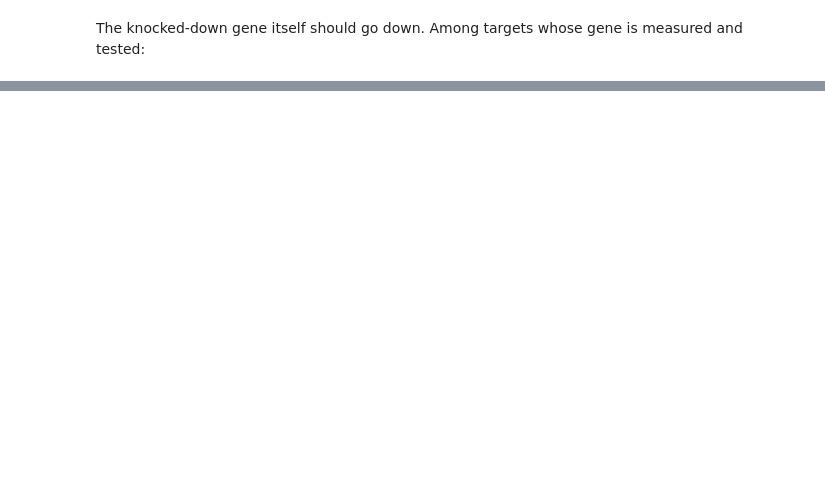
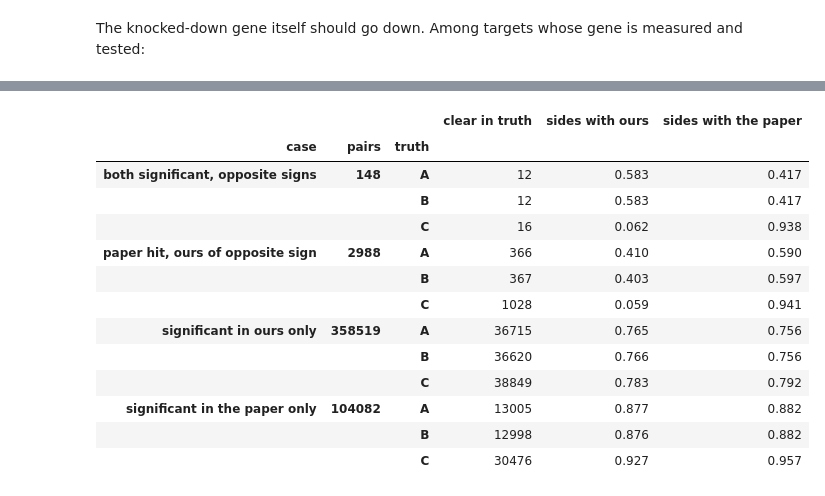
Before and after one commit to JinHongDu-Lab/crispyx, a Jupyter notebook: docs/notebooks/residual_effects_tutorial.ipynb, the cells around one changed output, grey strips where cells are left out. Cells and saved outputs as stored; diff of their text form; code cells hidden in the pictures; blank space fills up the shorter version.

```diff
--- a/docs/notebooks/residual_effects_tutorial.ipynb
+++ b/docs/notebooks/residual_effects_tutorial.ipynb
@@ -379,0 +493,25 @@ print(f'{measured_own.sum():,} targets: own-gene effect negative for {np.mean(ow
+# %%
+def replication(calls, z):
+    row = {}
+    for name, truth in truths.items():
+        ok = calls & np.isfinite(truth)
+        same = np.sign(z[ok]) == np.sign(truth[ok])
+        row[f'{name}: same sign'] = same.mean()
+        row[f'{name}: same sign, |z|>2'] = (same & (np.abs(truth[ok]) > 2)).mean()
+    return row
+
+
+k = ((fits['paper DESeq2 (D1+D2)'][1] < 0.1) & np.isfinite(fits['paper DESeq2 (D1+D2)'][0])).sum(axis=1)
+rows = []
+for name, (z, q) in fits.items():
+    agreement = {f'{t}: median r': np.nanmedian(per_target_r(z, truth)) for t, truth in truths.items()}
+    calls = (q < 0.1) & np.isfinite(z)
+    rows.append({'fit': name, 'calls': 'hits (BH < 0.1)', 'n': calls.sum(), **agreement, **replication(calls, z)})
+    score = np.where(np.isfinite(z), np.abs(z), -1)
+    order = np.argsort(-score, axis=1)
+    top = np.zeros_like(calls)
+    for i in range(len(T)):
+        top[i, order[i, :k[i]]] = True
+    top &= score >= 0
+    rows.append({'fit': name, 'calls': 'top k per target', 'n': top.sum(), **agreement, **replication(top, z)})
+pd.DataFrame(rows).set_index(['fit', 'calls']).round(3).T
@@ -379,0 +535,34 @@ print(f'{measured_own.sum():,} targets: own-gene effect negative for {np.mean(ow
+# %%
+ours_z, ours_q = fits['residual_effects (D1+D2)']
+theirs_z, theirs_q = fits['paper DESeq2 (D1+D2)']
+both = np.isfinite(ours_z) & np.isfinite(theirs_z)
+ours_hit, theirs_hit = (ours_q < 0.1) & both, (theirs_q < 0.1) & both
+cases = {
+    'both significant, opposite signs': ours_hit & theirs_hit & (np.sign(ours_z) != np.sign(theirs_z)),
+    'paper hit, ours of opposite sign': theirs_hit & (np.sign(ours_z) != np.sign(theirs_z)),
+    'significant in ours only': ours_hit & ~theirs_hit,
+    'significant in the paper only': theirs_hit & ~ours_hit,
+}
+rows = []
+for case, mask in cases.items():
+    for name, truth in truths.items():
+        m = mask & np.isfinite(truth) & (np.abs(truth) > 2)
+        rows.append({'case': case, 'pairs': mask.sum(), 'truth': name, 'clear in truth': m.sum(),
+                     'sides with ours': np.mean(np.sign(truth[m]) == np.sign(ours_z[m])),
+                     'sides with the paper': np.mean(np.sign(truth[m]) == np.sign(theirs_z[m]))})
+pd.DataFrame(rows).set_index(['case', 'pairs', 'truth']).round(3)
+# %% [output]
+|  |  |  | clear in truth | sides with ours | sides with the paper |
+| case | pairs | truth |  |  |  |
+| both significant, opposite signs | 148 | A | 12 | 0.583 | 0.417 |
+|  |  | B | 12 | 0.583 | 0.417 |
+|  |  | C | 16 | 0.062 | 0.938 |
+| paper hit, ours of opposite sign | 2988 | A | 366 | 0.410 | 0.590 |
+|  |  | B | 367 | 0.403 | 0.597 |
+|  |  | C | 1028 | 0.059 | 0.941 |
+| significant in ours only | 358519 | A | 36715 | 0.765 | 0.756 |
+|  |  | B | 36620 | 0.766 | 0.756 |
+|  |  | C | 38849 | 0.783 | 0.792 |
+| significant in the paper only | 104082 | A | 13005 | 0.877 | 0.882 |
+|  |  | B | 12998 | 0.876 | 0.882 |
+|  |  | C | 30476 | 0.927 | 0.957 |
```
Also changed, not shown: parts of 38 cells of this notebook.
